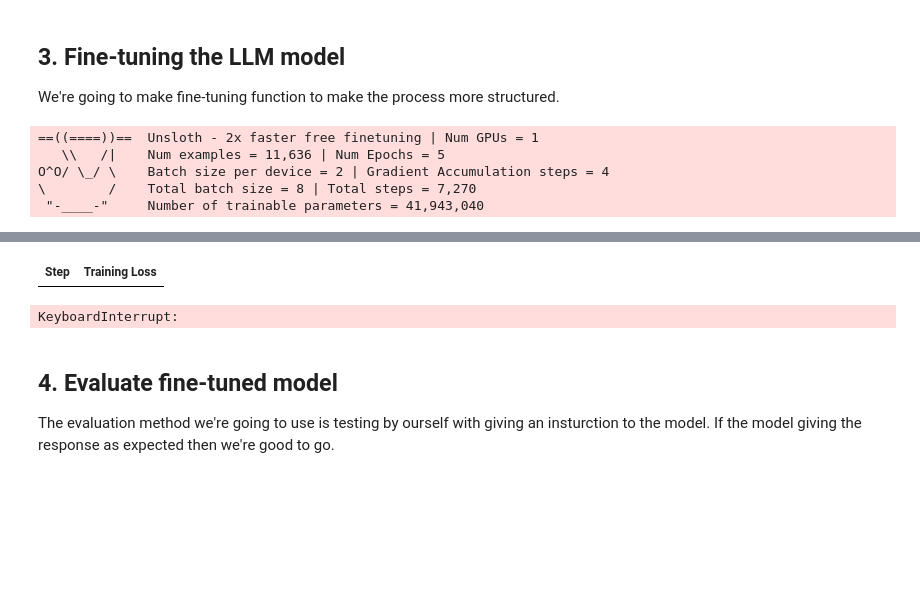
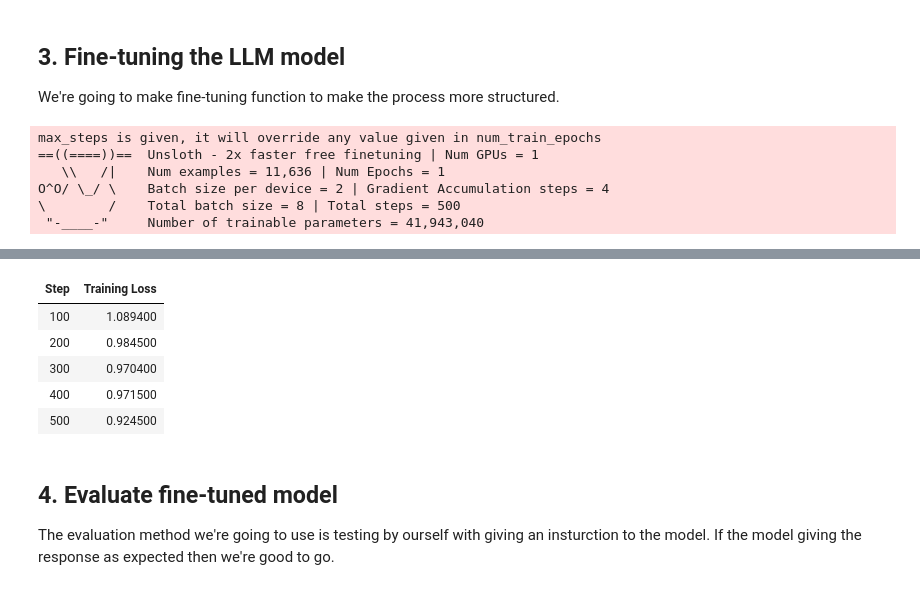
Before and after one commit to MarcoAlandAdinanda/RAG_Company_Analyzer, a Jupyter notebook: FineTune_LLM_RAG.ipynb, the cells around one changed output, grey strips where cells are left out. Saved outputs shown, nothing was run; the diff lists cells and outputs as text; code cells hidden in the pictures; blank space fills up the shorter version.

```diff
--- a/FineTune_LLM_RAG.ipynb
+++ b/FineTune_LLM_RAG.ipynb
@@ -304,11 +306,12 @@ def train_llm_model(train_dataset: Dataset,
     return trainer
 # %%
 # Start fine-tuning model
-trainer = train_llm_model(train_dataset, test_dataset, model, tokenizer, num_train_epochs=3)
+trainer = train_llm_model(train_dataset, test_dataset, model, tokenizer)
 trainer_stats = trainer.train()
 # %% [output]
+max_steps is given, it will override any value given in num_train_epochs
 ==((====))==  Unsloth - 2x faster free finetuning | Num GPUs = 1
-   \\   /|    Num examples = 11,636 | Num Epochs = 5
+   \\   /|    Num examples = 11,636 | Num Epochs = 1
 O^O/ \_/ \    Batch size per device = 2 | Gradient Accumulation steps = 4
-\        /    Total batch size = 8 | Total steps = 7,270
+\        /    Total batch size = 8 | Total steps = 500
  "-____-"     Number of trainable parameters = 41,943,040
@@ -316,5 +319,9 @@ O^O/ \_/ \    Batch size per device = 2 | Gradient Accumulation steps = 4
 | Step | Training Loss |
+| 100 | 1.089400 |
+| 200 | 0.984500 |
+| 300 | 0.970400 |
+| 400 | 0.971500 |
+| 500 | 0.924500 |
-KeyboardInterrupt:
 # %% [markdown]
 ## 4. Evaluate fine-tuned model
 The evaluation method we're going to use is testing by ourself with giving an insturction to the model. If the model giving the response as expected then we're good to go.
```
Also changed, not shown: parts of 6 cells of this notebook, 5 other files.
